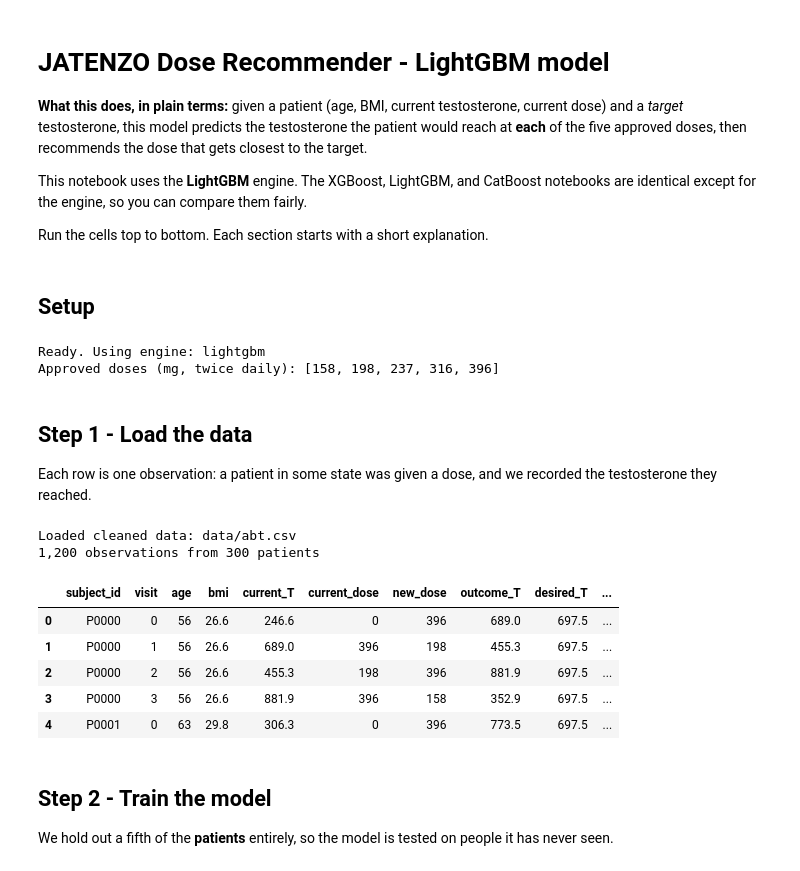
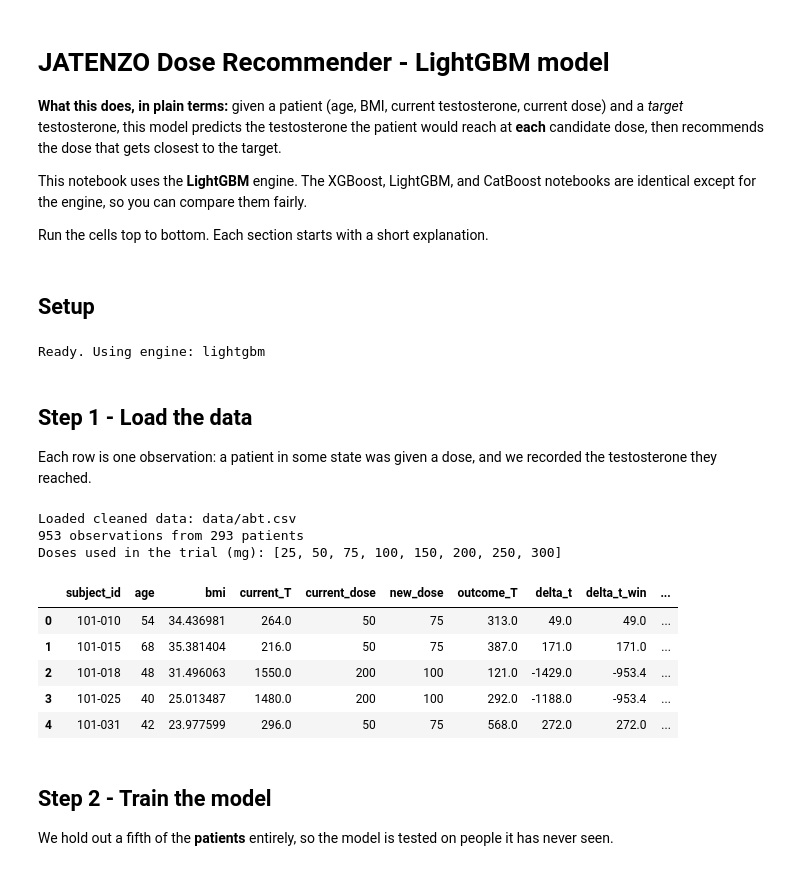
Before and after one commit to Atharv-R/Jatenzo-Dosing-Model, a Jupyter notebook: Model-Pipeline-Blueprint/notebooks/02_LightGBM_model.ipynb, the cells around one changed output. Drawn from its saved outputs; the diff is of its cells as text; code cells hidden in the pictures.

```diff
--- a/Model-Pipeline-Blueprint/notebooks/02_LightGBM_model.ipynb
+++ b/Model-Pipeline-Blueprint/notebooks/02_LightGBM_model.ipynb
@@ -1,7 +1,7 @@
 # %% [markdown]
 # JATENZO Dose Recommender - LightGBM model
 
-**What this does, in plain terms:** given a patient (age, BMI, current testosterone, current dose) and a *target* testosterone, this model predicts the testosterone the patient would reach at **each** of the five approved doses, then recommends the dose that gets closest to the target.
+**What this does, in plain terms:** given a patient (age, BMI, current testosterone, current dose) and a *target* testosterone, this model predicts the testosterone the patient would reach at **each** candidate dose, then recommends the dose that gets closest to the target.
 
 This notebook uses the **LightGBM** engine. The XGBoost, LightGBM, and CatBoost notebooks are identical except for the engine, so you can compare them fairly.
 
@@ -25,13 +25,10 @@ sys.path.insert(0, os.path.join(REPO, "src"))
 from data import build_abt
 from models import OutcomeTModel
 from guardrails import directional_dose
-from rubric import LADDER            # the five approved doses: 158/198/237/316/396
 
 print("Ready. Using engine:", ENGINE)
-print("Approved doses (mg, twice daily):", LADDER)
 # %% [output]
 Ready. Using engine: lightgbm
-Approved doses (mg, twice daily): [158, 198, 237, 316, 396]
 # %% [markdown]
 ## Step 1 - Load the data
 
@@ -39,24 +36,27 @@ Each row is one observation: a patient in some state was given a dose, and we re
 # %%
 # Load the data. Uses your cleaned file (data/abt.csv) if present, else a built-in sample.
 abt_path = os.path.join(REPO, "data", "abt.csv")
 if os.path.exists(abt_path):
     df = build_abt({"source": "file", "abt_path": abt_path})
     print("Loaded cleaned data:", os.path.relpath(abt_path, REPO))
 else:
     df = build_abt({"source": "synthetic"})
     print("No cleaned file found - using a built-in SAMPLE so the notebook runs.")
 
+DOSES = sorted(df["new_dose"].unique().tolist())     # candidate doses seen in the data
 print(f"{len(df):,} observations from {df['subject_id'].nunique()} patients")
+print("Doses used in the trial (mg):", DOSES)
 df.head()
 # %% [output]
 Loaded cleaned data: data/abt.csv
-1,200 observations from 300 patients
+953 observations from 293 patients
+Doses used in the trial (mg): [25, 50, 75, 100, 150, 200, 250, 300]
-|  | subject_id | visit | age | bmi | current_T | current_dose | new_dose | outcome_T | desired_T | ... |
-| 0 | P0000 | 0 | 56 | 26.6 | 246.6 | 0 | 396 | 689.0 | 697.5 | ... |
-| 1 | P0000 | 1 | 56 | 26.6 | 689.0 | 396 | 198 | 455.3 | 697.5 | ... |
-| 2 | P0000 | 2 | 56 | 26.6 | 455.3 | 198 | 396 | 881.9 | 697.5 | ... |
-| 3 | P0000 | 3 | 56 | 26.6 | 881.9 | 396 | 158 | 352.9 | 697.5 | ... |
-| 4 | P0001 | 0 | 63 | 29.8 | 306.3 | 0 | 396 | 773.5 | 697.5 | ... |
+|  | subject_id | age | bmi | current_T | current_dose | new_dose | outcome_T | delta_t | delta_t_win | ... |
+| 0 | 101-010 | 54 | 34.436981 | 264.0 | 50 | 75 | 313.0 | 49.0 | 49.0 | ... |
+| 1 | 101-015 | 68 | 35.381404 | 216.0 | 50 | 75 | 387.0 | 171.0 | 171.0 | ... |
+| 2 | 101-018 | 48 | 31.496063 | 1550.0 | 200 | 100 | 121.0 | -1429.0 | -953.4 | ... |
+| 3 | 101-025 | 40 | 25.013487 | 1480.0 | 200 | 100 | 292.0 | -1188.0 | -953.4 | ... |
+| 4 | 101-031 | 42 | 23.977599 | 296.0 | 50 | 75 | 568.0 | 272.0 | 272.0 | ... |
 # %% [markdown]
 ## Step 2 - Train the model
 
```
Also changed, not shown: parts of 6 cells of this notebook, 27 other files.
